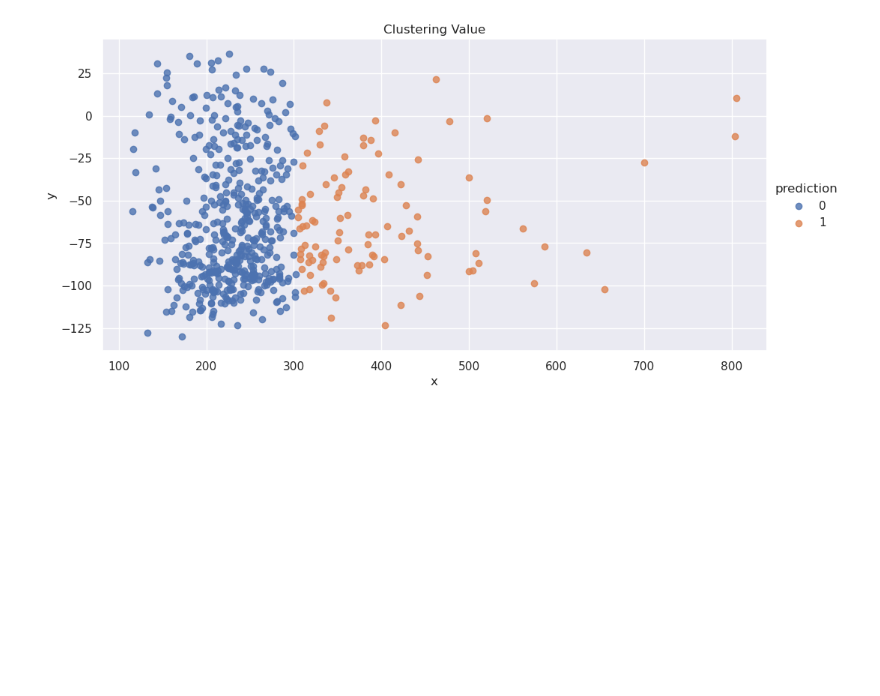
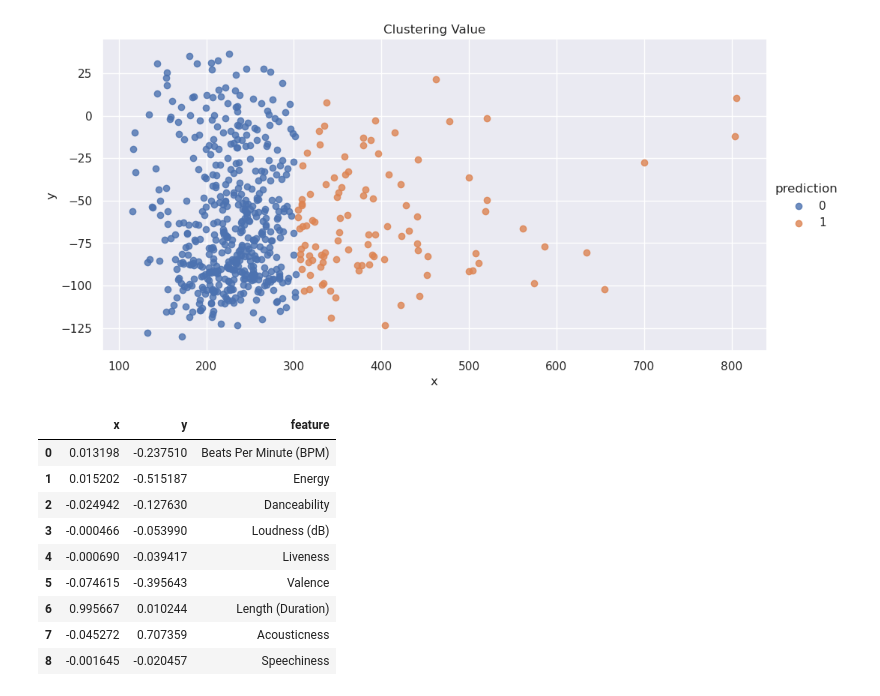
Before and after one commit to Sunland1/ML2_spotify, a Jupyter notebook: notebook.ipynb, the cells around one changed output. Saved outputs shown, nothing was run; the diff lists cells and outputs as text; code cells hidden in the pictures; blank space fills up the shorter version.

```diff
--- a/notebook.ipynb
+++ b/notebook.ipynb
@@ -401,3 +408,22 @@ seaborn.lmplot(data = df, x = "x", y = "y", hue = "prediction",
 # %% [output]
 <seaborn.axisgrid.FacetGrid at 0x...>
 [figure]
+# %%
+pcaModel = kmodel.stages[-2]
+variance = pd.DataFrame(pcaModel.pc.toArray(), columns=["x", "y"])
+
+f = pd.DataFrame(kpredictions.columns[0:9], columns=["feature"])
+
+circle = pd.concat([variance, f], axis=1)
+circle
+# %% [output]
+|  | x | y | feature |
+| 0 | 0.013198 | -0.237510 | Beats Per Minute (BPM) |
+| 1 | 0.015202 | -0.515187 | Energy |
+| 2 | -0.024942 | -0.127630 | Danceability |
+| 3 | -0.000466 | -0.053990 | Loudness (dB) |
+| 4 | -0.000690 | -0.039417 | Liveness |
+| 5 | -0.074615 | -0.395643 | Valence |
+| 6 | 0.995667 | 0.010244 | Length (Duration) |
+| 7 | -0.045272 | 0.707359 | Acousticness |
+| 8 | -0.001645 | -0.020457 | Speechiness |
```
Also changed, not shown: parts of 34 cells of this notebook.
